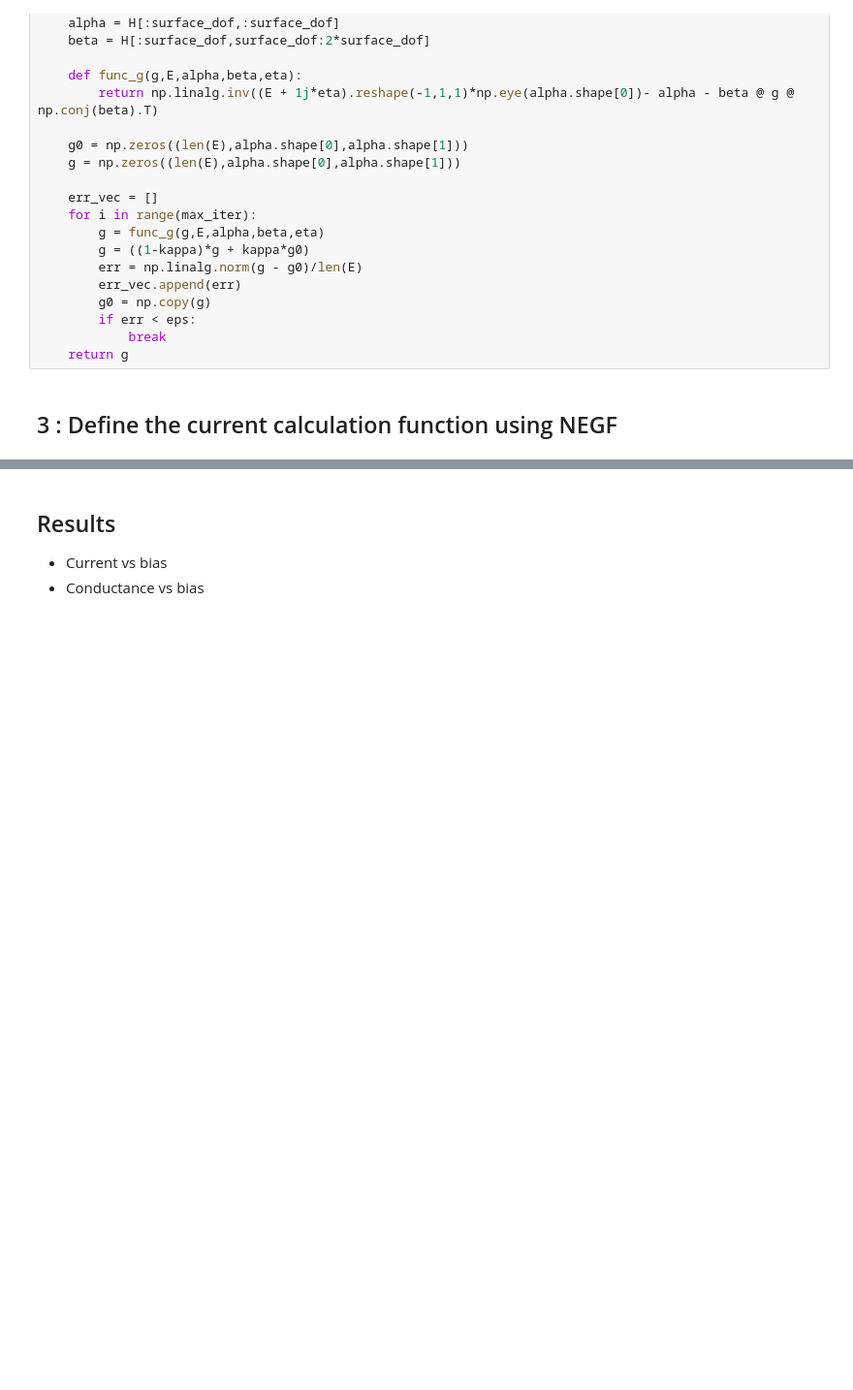
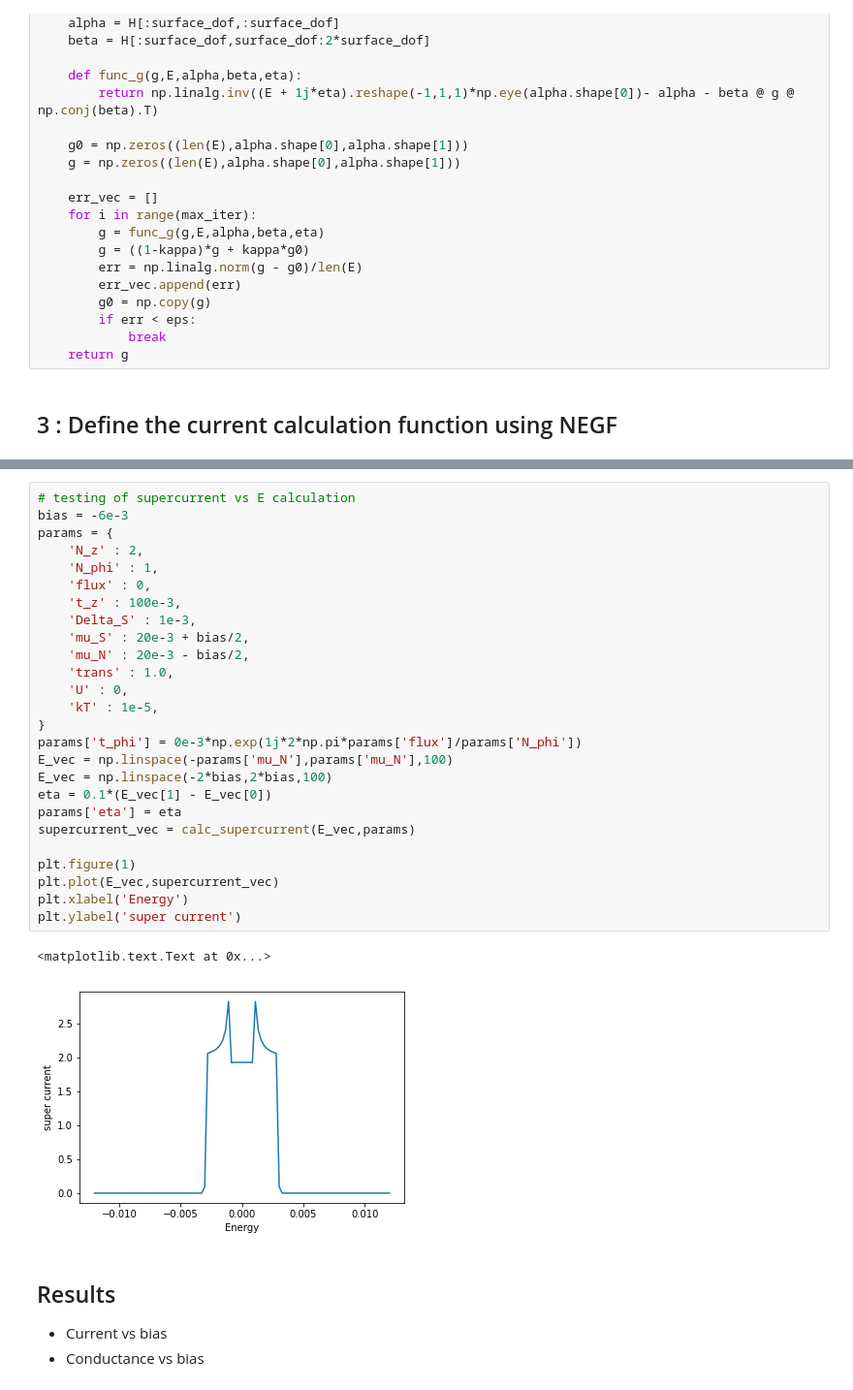
Before and after one commit to sandeshkalantre/superconducting-transport, a Jupyter notebook: code/BTK.ipynb, the cells around one changed output, grey strips where cells are left out. Shown at 97% size. Drawn from its saved outputs; the diff is of its cells as text; blank space fills up the shorter version.

```diff
--- a/code/BTK.ipynb
+++ b/code/BTK.ipynb
@@ -232,3 +330,32 @@ plt.ylabel('Transmission')
+# %%
+# testing of supercurrent vs E calculation
+bias = -6e-3
+params = {
+    'N_z' : 2,
+    'N_phi' : 1,
+    'flux' : 0,
+    't_z' : 100e-3,
+    'Delta_S' : 1e-3,
+    'mu_S' : 20e-3 + bias/2,
+    'mu_N' : 20e-3 - bias/2,
+    'trans' : 1.0,
+    'U' : 0,
+    'kT' : 1e-5,
+}
+params['t_phi'] = 0e-3*np.exp(1j*2*np.pi*params['flux']/params['N_phi'])
+E_vec = np.linspace(-params['mu_N'],params['mu_N'],100)
+E_vec = np.linspace(-2*bias,2*bias,100)
+eta = 0.1*(E_vec[1] - E_vec[0])
+params['eta'] = eta
+supercurrent_vec = calc_supercurrent(E_vec,params)
+
+plt.figure(1)
+plt.plot(E_vec,supercurrent_vec)
+plt.xlabel('Energy')
+plt.ylabel('super current')
+# %% [output]
+<matplotlib.text.Text at 0x...>
+[figure, added]
 # %% [markdown]
 ## Results
 - Current vs bias
```
Also changed, not shown: parts of 7 cells of this notebook.
